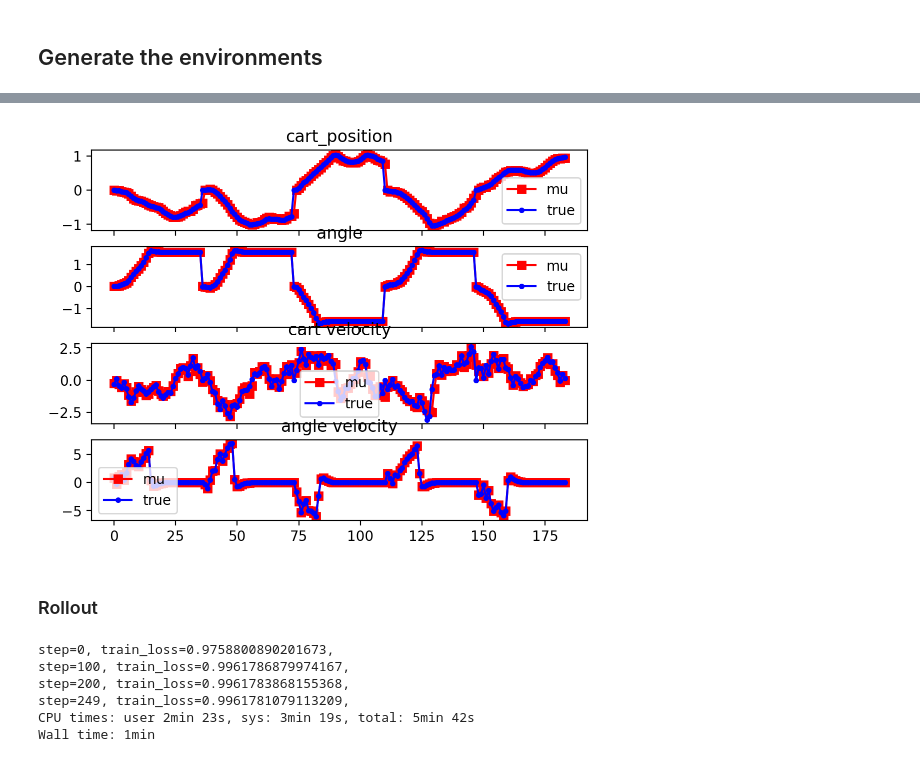
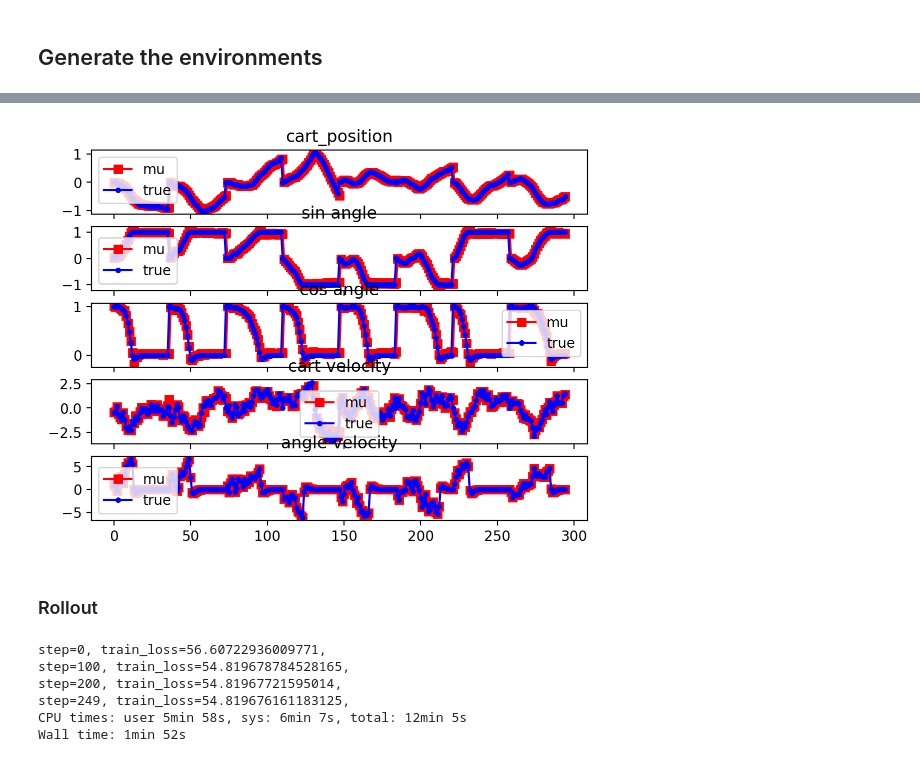
Before and after one commit to mathDR/jax-mc-pilco, a Jupyter notebook: src/jax_mc_pilco/pilco_testing_inv_pend_notebook.ipynb, the cells around one changed output, grey strips where cells are left out. Cells and saved outputs as stored; diff of their text form; code cells hidden in the pictures.

```diff
--- a/src/jax_mc_pilco/pilco_testing_inv_pend_notebook.ipynb
+++ b/src/jax_mc_pilco/pilco_testing_inv_pend_notebook.ipynb
@@ -178,17 +53,24 @@ sim_timestep = 0.01
 # %%
 env = gym.make("InvertedPendulum-v5")
 env_test = gym.make("InvertedPendulum-v5", render_mode='rgb_array')
+# %%
+def remake_state(x):
+    return np.array([x[0],np.sin(x[1]),np.cos(x[1]),x[2],x[3]])
 # %%
 action_dim = env.action_space.shape[0]
 x, _ = env.reset()
-state_dim = x.shape[0]
+state_dim = x.shape[0] + 1
+# x is now cart_position, angle_position, cart_velocity, angle_velocity -- we are going to map it to
+# cart_position, sin(angle_position), cos(angle_position), cart_velocity, angle_velocity
+state = remake_state(x)
 num_basis = 200
 umax = 3.0
 # %%
 # Randomly sample some points
 key = jr.key(42)
 x, _ = env.reset()
-states = [x]
+state = remake_state(x)
+states = [state]
 key, subkey = jr.split(key)
 u = env.action_space.sample()
 actions = [u]
@@ -196,14 +78,16 @@ actions = [u]
 for timestep in np.linspace(0,T_exploration,int(T_exploration/sim_timestep)+1):
     z = env.step(np.array(u))
     x = z[0]
-    states.append(x)
+    state = remake_state(x)
+    states.append(state)
     key, subkey = jr.split(key)
     u = env.action_space.sample()
     actions.append(u)
 
 for _ in range(num_trials-1):
     x, _ = env.reset()
-    states.append(x)
+    state = remake_state(x)
+    states.append(state)
     key, subkey = jr.split(key)
     u = env.action_space.sample()
     #u = exploration_policy(x,0,subkey)
@@ -212,7 +96,8 @@ for _ in range(num_trials-1):
     for timestep in np.linspace(0,T_exploration,int(T_exploration/sim_timestep)+1):
         z = env.step(np.array(u))
         x = z[0]
-        states.append(x)
+        state = remake_state(x)
+        states.append(state)
         key, subkey = jr.split(key)
         u = env.action_space.sample()
         actions.append(u)
@@ -232,14 +117,14 @@ Wall time: 1.02 s
 st = jnp.array(states)
 pm = model.predict_all_outputs(jnp.hstack((st,jnp.array(actions))))
 # %%
-titles = ['cart_position','angle','cart velocity','angle velocity']
-fig, ax = plt.subplots(4,1,sharex=True)
-for i in range(4):
+titles = ['cart_position','sin angle','cos angle', 'cart velocity','angle velocity']
+fig, ax = plt.subplots(state_dim,1,sharex=True)
+for i in range(state_dim):
     ax[i].plot(pm[:-1,i,0],color='red',label='mu',marker='s')
     ax[i].plot(st[1:,i],color='blue',label='true',marker='.')
     ax[i].legend();
     ax[i].set_title(titles[i]);
 # %% [output]
-[figure, old version]
+[figure, new version]
 # %% [markdown]
 ### Rollout
@@ -270,19 +148,21 @@ optimizer = ox.adam(learning_rate=ox.linear_schedule(init_value=1e-2, end_value=
 %%time
 control_policy, losses = fit_controller(
     policy=control_policy,
-    samples=initial_particles,
+    env=env,
+    num_particles=num_particles,
     timesteps=jnp.arange(control_horizon),
     gp_model=model,
+    obj_func=cart_pole_cost,
     optim=optimizer,
     num_iters=250
 )
 # %% [output]
-step=0, train_loss=0.9758800890201673,
-step=100, train_loss=0.9961786879974167,
-step=200, train_loss=0.9961783868155368,
-step=249, train_loss=0.9961781079113209,
-CPU times: user 2min 23s, sys: 3min 19s, total: 5min 42s
-Wall time: 1min
+step=0, train_loss=56.60722936009771,
+step=100, train_loss=54.819678784528165,
+step=200, train_loss=54.81967721595014,
+step=249, train_loss=54.819676161183125,
+CPU times: user 5min 58s, sys: 6min 7s, total: 12min 5s
+Wall time: 1min 52s
 # %%
 plt.plot(losses)
 # %% [output]
```
Also changed, not shown: parts of 27 cells of this notebook, 2 other files.
